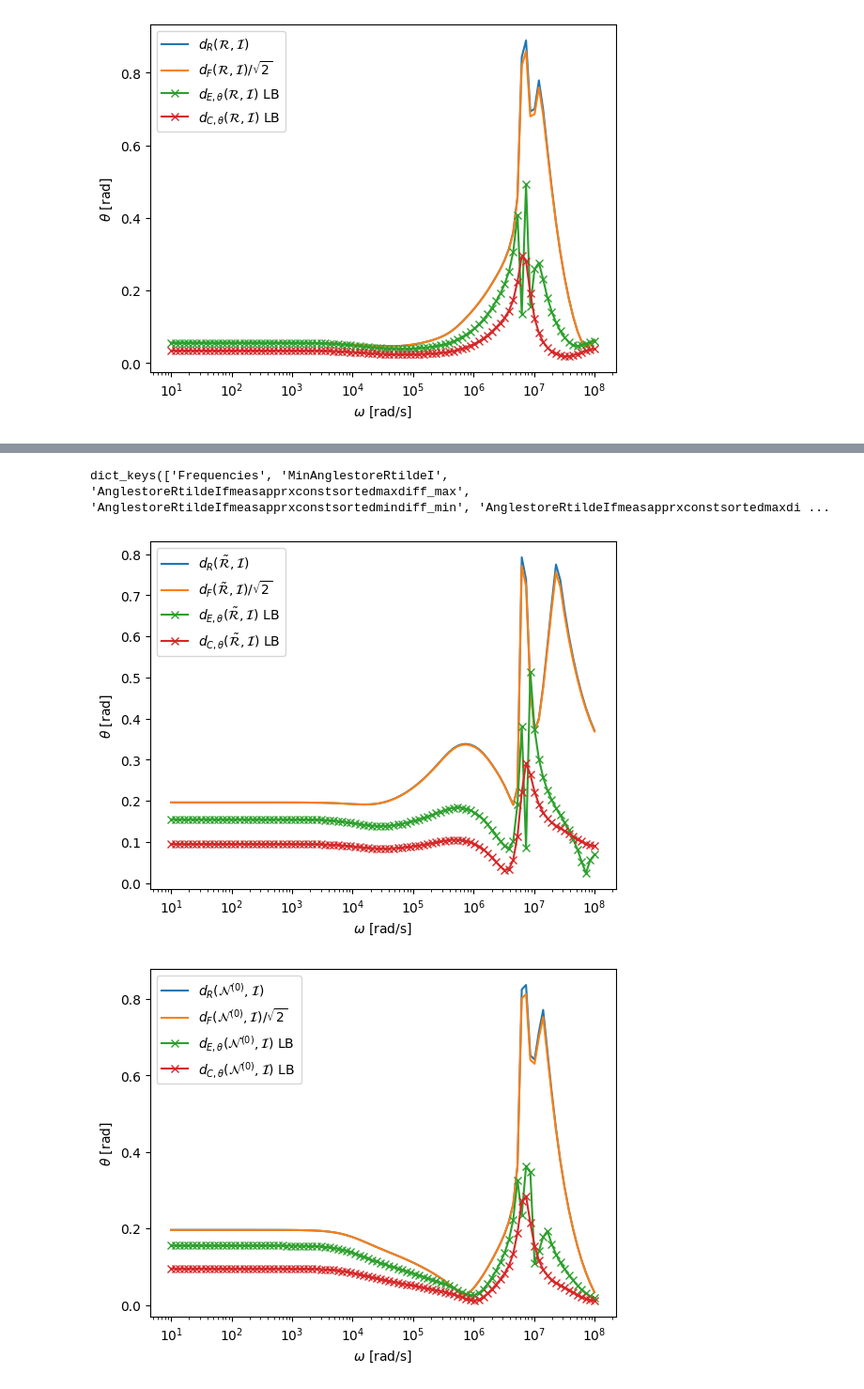
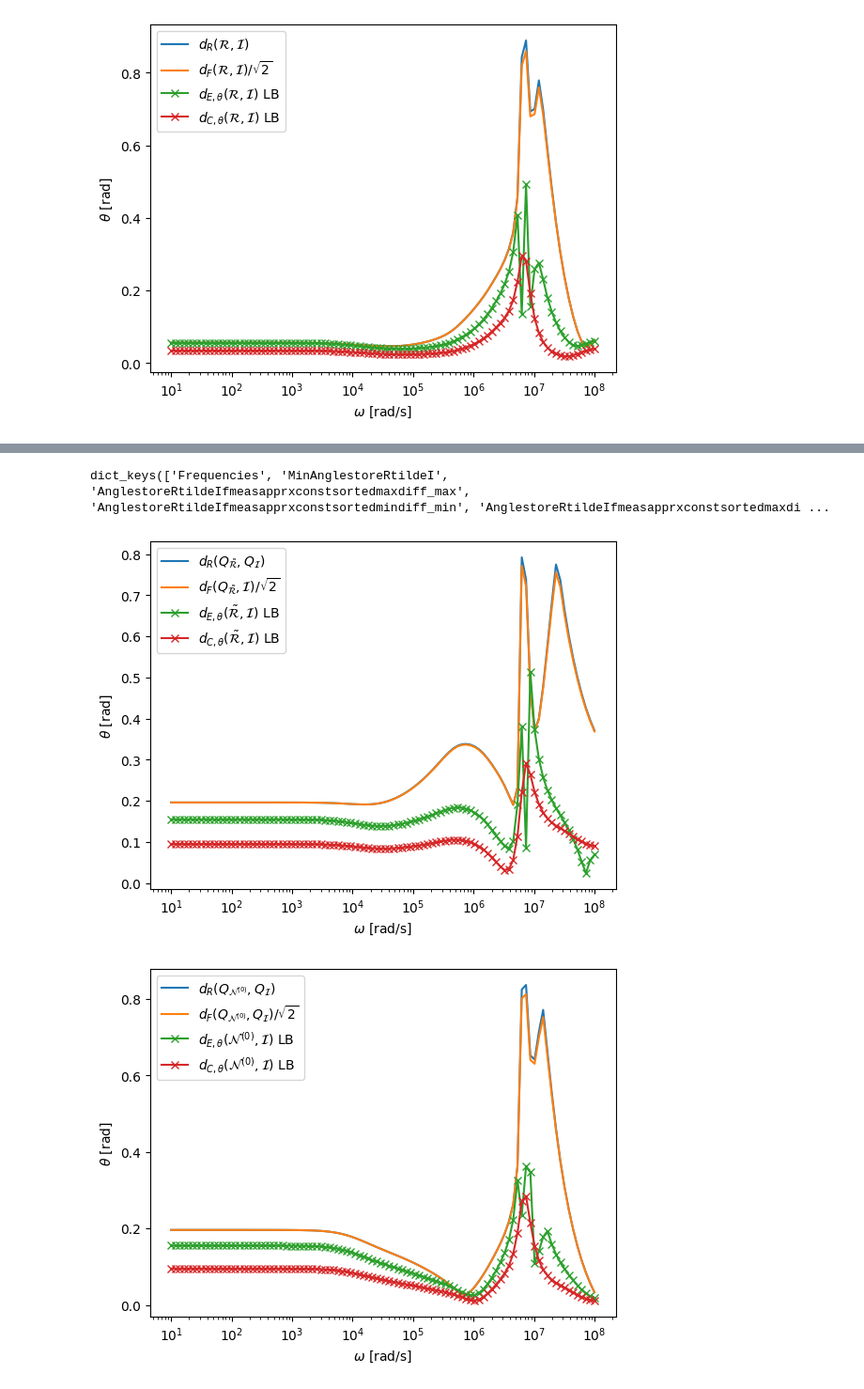
Before and after one commit to pdledger/Rodrigues_Angles, a Jupyter notebook: two_tetra_homog.ipynb, the cells around one changed output, grey strips where cells are left out. Shown at 94% size. Saved outputs shown, nothing was run; the diff lists cells and outputs as text; code cells hidden in the pictures.

```diff
--- a/two_tetra_homog.ipynb
+++ b/two_tetra_homog.ipynb
@@ -292,8 +292,8 @@ AnglestoreRtildeIcommeasapprxconstsortedmin=np.fmin(RtildeIResults["AnglestoreRt
 
 dFMinAnglestoreRtildeI = RtildeIResults["dFMinAnglestoreRtildeI"]
 fig=plt.figure()
-plt.semilogx(Frequencies,MinAnglestoreRtildeI,label=r'$d_R(\tilde{\cal R},{\cal I})$')
-plt.semilogx(Frequencies,dFMinAnglestoreRtildeI/np.sqrt(2),label=r'$d_F(\tilde{\cal R},{\cal I})/\sqrt{2}$')
+plt.semilogx(Frequencies,MinAnglestoreRtildeI,label=r'$d_R(Q_{\tilde{\cal R}},Q_{\cal I})$')
+plt.semilogx(Frequencies,dFMinAnglestoreRtildeI/np.sqrt(2),label=r'$d_F(Q_{\tilde{\cal R}},{\cal I})/\sqrt{2}$')
 plt.semilogx(Frequencies,AnglestoreRtildeIfmeasapprxconstsortedmin,'x-',label=r'$d_{E,\theta} (\tilde{\cal R},{\cal I})$ LB')
 plt.semilogx(Frequencies,AnglestoreRtildeIcommeasapprxconstsortedmin,'x-',label=r'$d_{C,\theta} (\tilde{\cal R},{\cal I})$ LB')
 
@@ -305,30 +305,30 @@ plt.savefig("CSG_TwoTetra_dRanddE_metrics_tilde_al_0.001_mu_32_sig_1e7_ord3.pdf"
 plt.show()
 # %% [output]
 dict_keys(['Frequencies', 'MinAnglestoreRtildeI', 'AnglestoreRtildeIfmeasapprxconstsortedmaxdiff_max', 'AnglestoreRtildeIfmeasapprxconstsortedmindiff_min', 'AnglestoreRtildeIfmeasapprxconstsortedmaxdi ...
-[figure, old version]
+[figure, new version]
 # %%
 
 Frequencies=N0IResults["Frequencies"]
 MinAnglestoreN0I=N0IResults["MinAnglestoreN0I"]
 AnglestoreN0Ifmeasapprxconstsortedmin=np.fmin(N0IResults["AnglestoreN0Ifmeasapprxconstsortedmaxdiff_min"],N0IResults["AnglestoreN0Ifmeasapprxconstsortedmindiff_min"])
 AnglestoreN0Icommeasapprxconstsortedmin=np.fmin(N0IResults["AnglestoreN0Icommeasapprxconstsortedmaxdiff_min"],N0IResults["AnglestoreN0Icommeasapprxconstsortedmindiff_min"])
 
 dFMinAnglestoreN0I = N0IResults["dFMinAnglestoreN0I"]
 fig=plt.figure()
-plt.semilogx(Frequencies,MinAnglestoreN0I,label=r'$d_R({\cal N}^{(0)},{\cal I})$')
-plt.semilogx(Frequencies,dFMinAnglestoreN0I/np.sqrt(2),label=r'$d_F({\cal N}^{(0)},{\cal I})/\sqrt{2}$')
+plt.semilogx(Frequencies,MinAnglestoreN0I,label=r'$d_R(Q_{{\cal N}^{(0)}},Q_{\cal I})$')
+plt.semilogx(Frequencies,dFMinAnglestoreN0I/np.sqrt(2),label=r'$d_F(Q_{{\cal N}^{(0)}},Q_{\cal I})/\sqrt{2}$')
 plt.semilogx(Frequencies,AnglestoreN0Ifmeasapprxconstsortedmin,'x-',label=r'$d_{E,\theta} ({\cal N}^{(0)},{\cal I})$ LB')
 plt.semilogx(Frequencies,AnglestoreN0Icommeasapprxconstsortedmin,'x-',label=r'$d_{C,\theta} ({\cal N}^{(0)},{\cal I})$ LB ')
 
 
 plt.xlabel(r'$\omega$ [rad/s]')
 plt.ylabel(r'$\theta$ [rad]')
 #plt.ylim(0,0.5)
 plt.legend()
 plt.savefig("CSG_TwoTetra_dRanddE_metrics_N0I_al_0.001_mu_32_sig_1e7_ord3.pdf")
 plt.show()
 # %% [output]
-[figure, old version]
+[figure, new version]
 # %%
 Frequencies=N0RResults["Frequencies"]
 MinAnglestoreN0R=N0RResults["MinAnglestoreN0R"]
```
Also changed, not shown: parts of 1 cell of this notebook, 27 other files.
